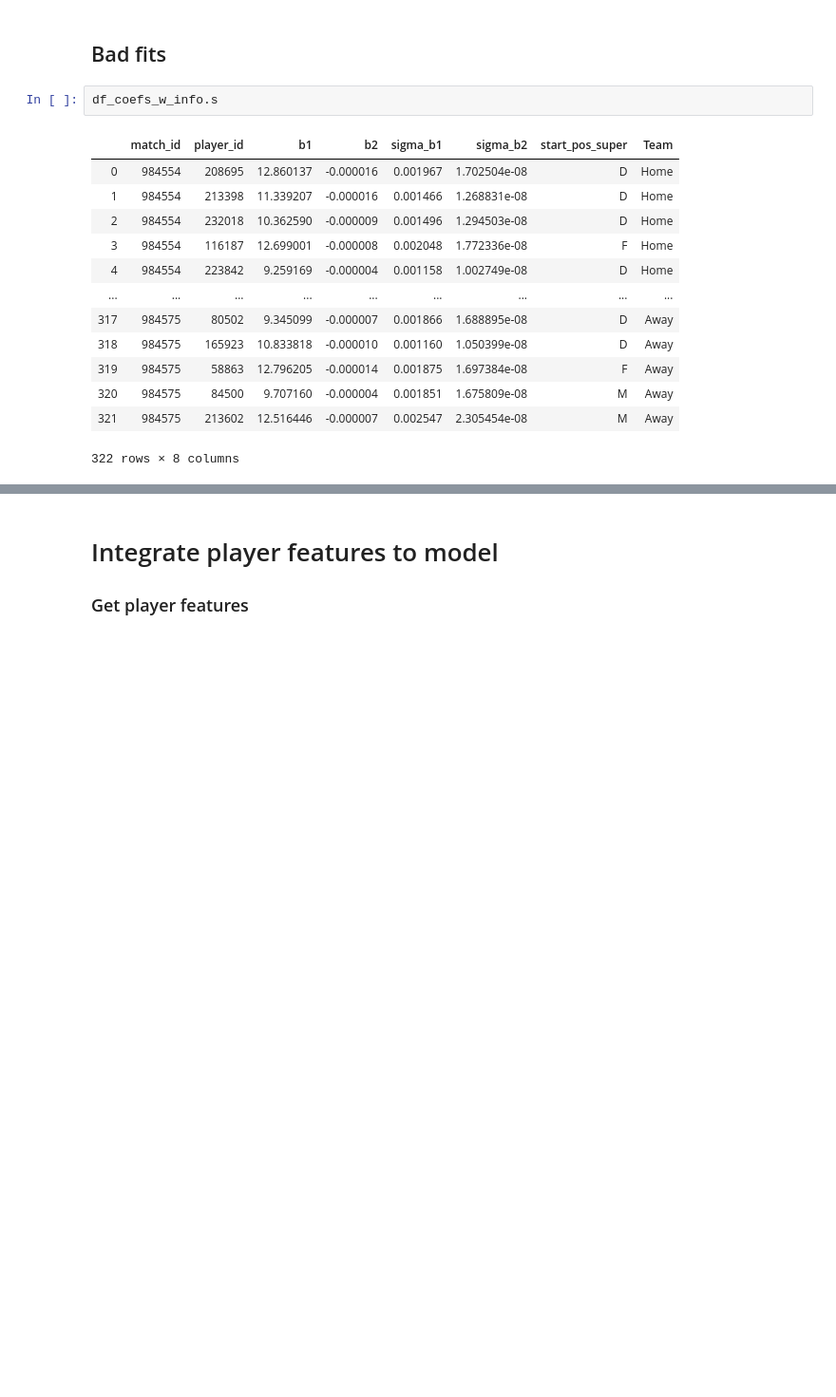
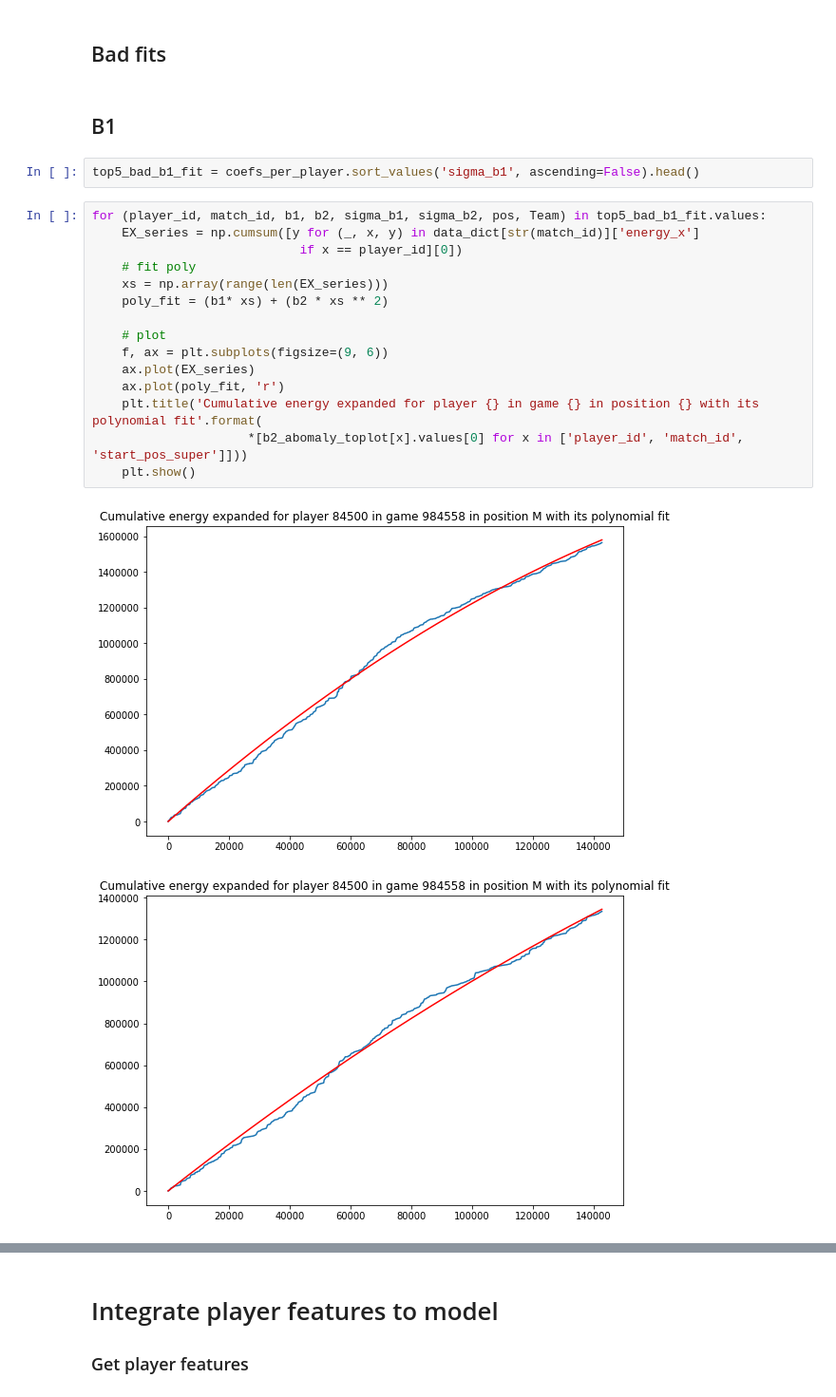
Before and after one commit to Jbalkan/SoccerTrackingData3, a Jupyter notebook: 5_Model.ipynb, the cells around one changed output, grey strips where cells are left out. Shown at 95% size. Drawn from its saved outputs; the diff is of its cells as text; blank space fills up the shorter version.

Commit message:
all games

```diff
--- a/5_Model.ipynb
+++ b/5_Model.ipynb
@@ -281,19 +281,25 @@ b2_abomaly_toplot
 | 93 | 84500 | 984558 | 7.622336 | 0.000002 | 0.001032 | 8.962667e-09 | M | Home |
 # %% [markdown]
 ## Bad fits
-# %%
-df_coefs_w_info.s
-# %% [output]
-|  | match_id | player_id | b1 | b2 | sigma_b1 | sigma_b2 | start_pos_super | Team |
-| 0 | 984554 | 208695 | 12.860137 | -0.000016 | 0.001967 | 1.702504e-08 | D | Home |
-| 1 | 984554 | 213398 | 11.339207 | -0.000016 | 0.001466 | 1.268831e-08 | D | Home |
-| 2 | 984554 | 232018 | 10.362590 | -0.000009 | 0.001496 | 1.294503e-08 | D | Home |
-| 3 | 984554 | 116187 | 12.699001 | -0.000008 | 0.002048 | 1.772336e-08 | F | Home |
-| 4 | 984554 | 223842 | 9.259169 | -0.000004 | 0.001158 | 1.002749e-08 | D | Home |
-| ... | ... | ... | ... | ... | ... | ... | ... | ... |
-| 317 | 984575 | 80502 | 9.345099 | -0.000007 | 0.001866 | 1.688895e-08 | D | Away |
-| 318 | 984575 | 165923 | 10.833818 | -0.000010 | 0.001160 | 1.050399e-08 | D | Away |
-| 319 | 984575 | 58863 | 12.796205 | -0.000014 | 0.001875 | 1.697384e-08 | F | Away |
-| 320 | 984575 | 84500 | 9.707160 | -0.000004 | 0.001851 | 1.675809e-08 | M | Away |
-| 321 | 984575 | 213602 | 12.516446 | -0.000007 | 0.002547 | 2.305454e-08 | M | Away |
-322 rows × 8 columns
+# %% [markdown]
+## B1
+# %%
+top5_bad_b1_fit = coefs_per_player.sort_values('sigma_b1', ascending=False).head()
+# %%
+for (player_id, match_id, b1, b2, sigma_b1, sigma_b2, pos, Team) in top5_bad_b1_fit.values:
+    EX_series = np.cumsum([y for (_, x, y) in data_dict[str(match_id)]['energy_x']
+                            if x == player_id][0])
+    # fit poly
+    xs = np.array(range(len(EX_series)))
+    poly_fit = (b1* xs) + (b2 * xs ** 2)
+
+    # plot
+    f, ax = plt.subplots(figsize=(9, 6))
+    ax.plot(EX_series)
+    ax.plot(poly_fit, 'r')
+    plt.title('Cumulative energy expanded for player {} in game {} in position {} with its polynomial fit'.format(
+                     *[b2_abomaly_toplot[x].values[0] for x in ['player_id', 'match_id', 'start_pos_super']]))
+    plt.show()
+# %% [output]
+[figure, added]
+[figure, added]
```
Also changed, not shown: parts of 6 cells of this notebook, 1 other file.
